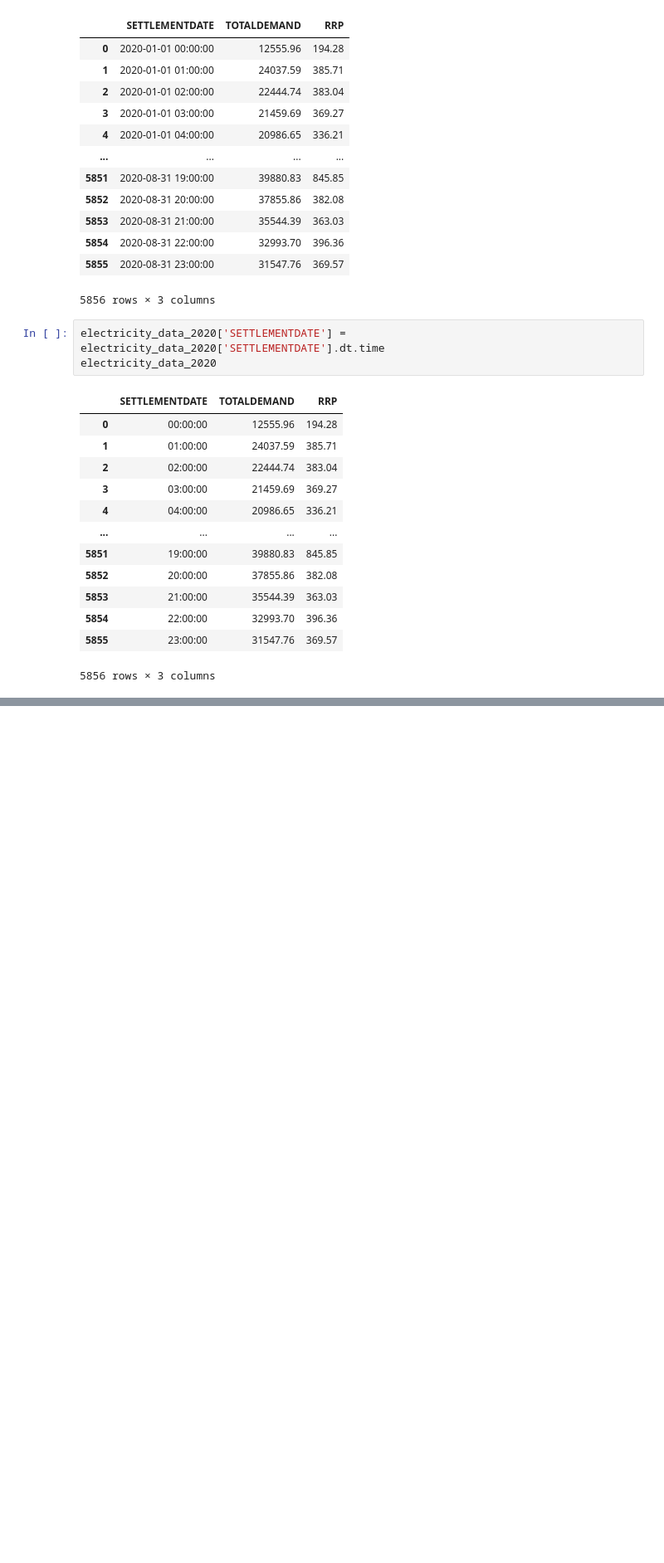
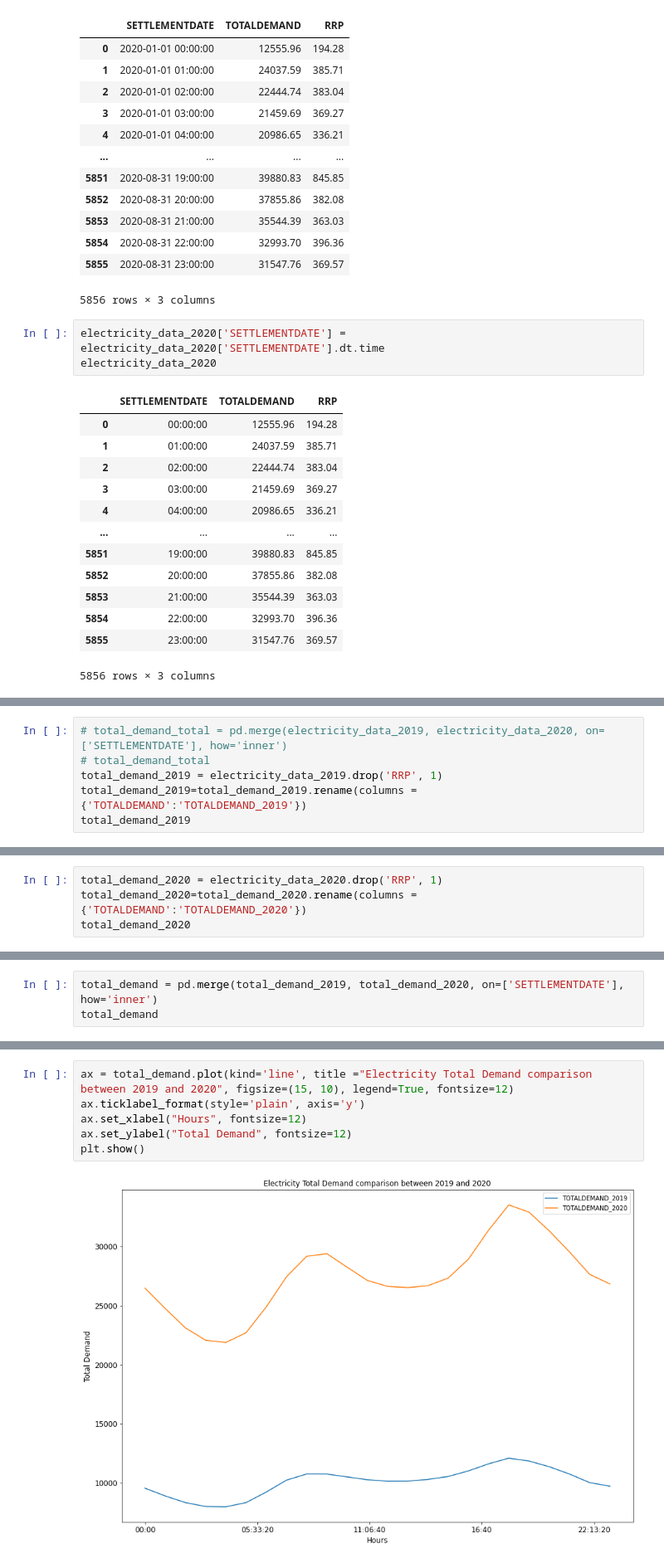
Before and after one commit to gaz22/datathon-melbourne-2020, a Jupyter notebook: electricity_usage_2019_2020_comparison.ipynb, the cells around one changed output, grey strips where cells are left out. Shown at 83% size. Saved outputs shown, nothing was run; the diff lists cells and outputs as text; blank space fills up the shorter version.

```diff
--- a/electricity_usage_2019_2020_comparison.ipynb
+++ b/electricity_usage_2019_2020_comparison.ipynb
@@ -190,0 +207,6 @@ plt.show()
+# %%
+# total_demand_total = pd.merge(electricity_data_2019, electricity_data_2020, on=['SETTLEMENTDATE'], how='inner')
+# total_demand_total
+total_demand_2019 = electricity_data_2019.drop('RRP', 1)
+total_demand_2019=total_demand_2019.rename(columns = {'TOTALDEMAND':'TOTALDEMAND_2019'})
+total_demand_2019
@@ -190,0 +232,4 @@ plt.show()
+# %%
+total_demand_2020 = electricity_data_2020.drop('RRP', 1)
+total_demand_2020=total_demand_2020.rename(columns = {'TOTALDEMAND':'TOTALDEMAND_2020'})
+total_demand_2020
@@ -190,0 +255,3 @@ plt.show()
+# %%
+total_demand = pd.merge(total_demand_2019, total_demand_2020, on=['SETTLEMENTDATE'], how='inner')
+total_demand
@@ -190,0 +277,8 @@ plt.show()
+# %%
+ax = total_demand.plot(kind='line', title ="Electricity Total Demand comparison between 2019 and 2020", figsize=(15, 10), legend=True, fontsize=12)
+ax.ticklabel_format(style='plain', axis='y')
+ax.set_xlabel("Hours", fontsize=12)
+ax.set_ylabel("Total Demand", fontsize=12)
+plt.show()
+# %% [output]
+[figure, added]
```
Also changed, not shown: parts of 11 cells of this notebook, 35 other files.
